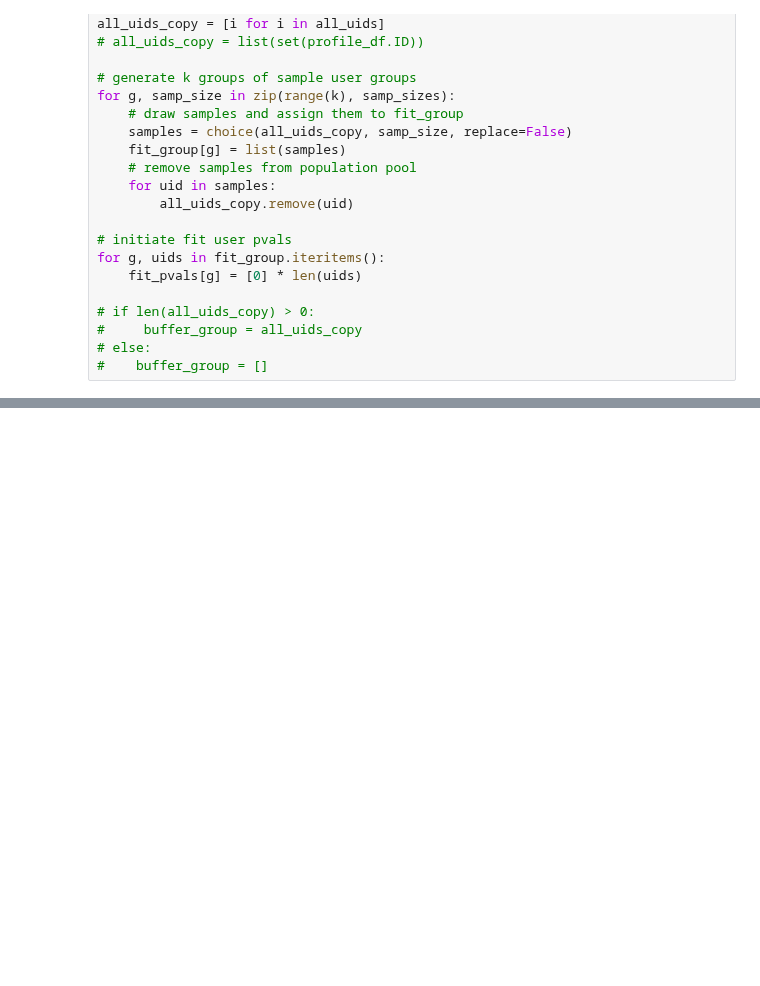
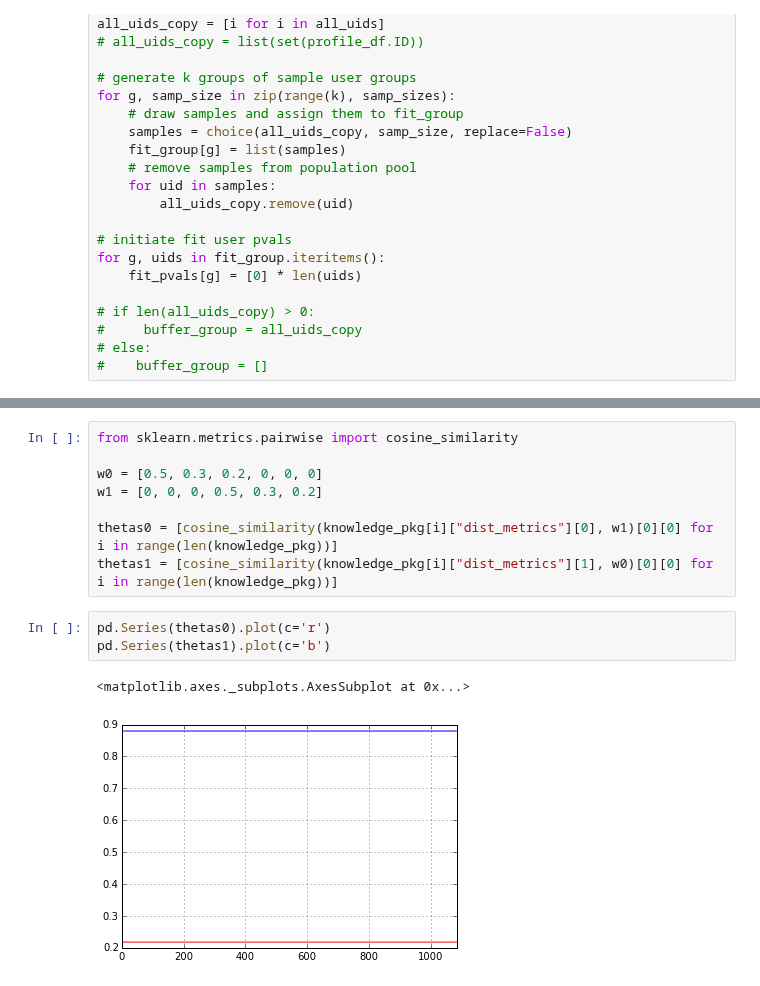
Before and after one commit to beingzy/phd_experiment, a Jupyter notebook: learning_wrapper_on_yi_data.ipynb, the cells around one changed output, grey strips where cells are left out. Cells and saved outputs as stored; diff of their text form; blank space fills up the shorter version.

```diff
--- a/learning_wrapper_on_yi_data.ipynb
+++ b/learning_wrapper_on_yi_data.ipynb
@@ -681,0 +677,14 @@ print target_dist
+# %%
+from sklearn.metrics.pairwise import cosine_similarity
+
+w0 = [0.5, 0.3, 0.2, 0, 0, 0]
+w1 = [0, 0, 0, 0.5, 0.3, 0.2]
+
+thetas0 = [cosine_similarity(knowledge_pkg[i]["dist_metrics"][0], w1)[0][0] for i in range(len(knowledge_pkg))]
+thetas1 = [cosine_similarity(knowledge_pkg[i]["dist_metrics"][1], w0)[0][0] for i in range(len(knowledge_pkg))]
+# %%
+pd.Series(thetas0).plot(c='r')
+pd.Series(thetas1).plot(c='b')
+# %% [output]
+<matplotlib.axes._subplots.AxesSubplot at 0x...>
+[figure, added]
```
Also changed, not shown: parts of 13 cells of this notebook, 5 other files.
